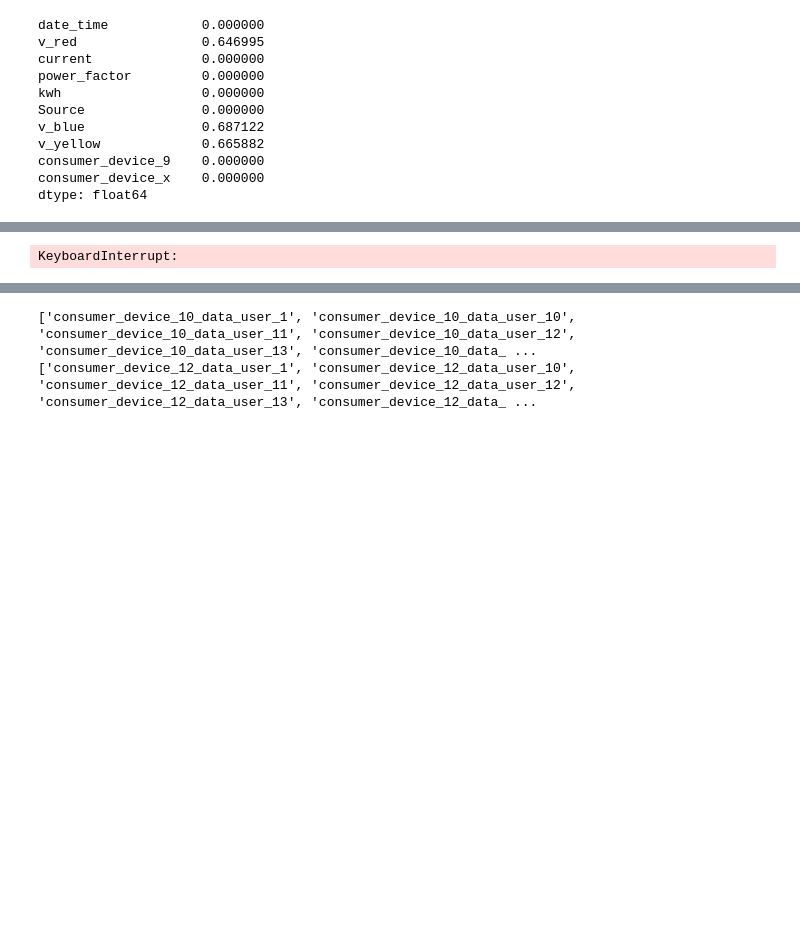
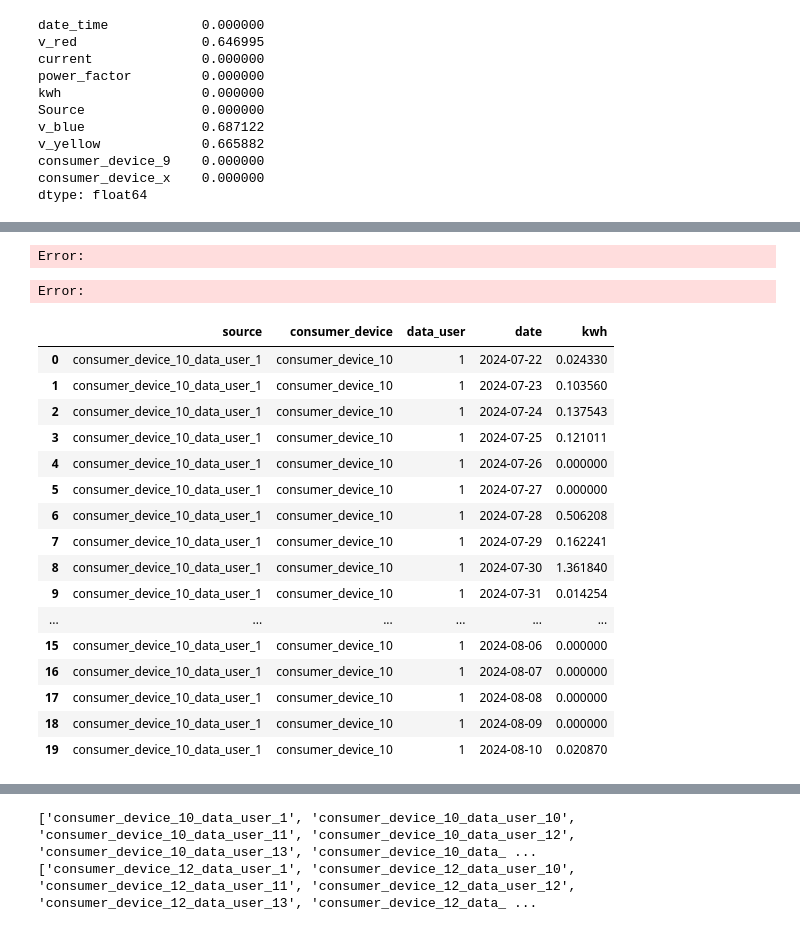
Before and after one commit to jonathan-bugg/zindi_hydropower_prediction, a Jupyter notebook: data_exploration.ipynb, the cells around one changed output, grey strips where cells are left out. Saved outputs shown, nothing was run; the diff lists cells and outputs as text; code cells hidden in the pictures; blank space fills up the shorter version.

```diff
--- a/data_exploration.ipynb
+++ b/data_exploration.ipynb
@@ -37,12 +70,36 @@ dtype: float64
+# %%
+sns.scatterplot(x='date_time', y='kwh', data=df)
+plt.show()
+# %% [output]
+Error:
+Error:
 # %%
 df['date_time'] = pd.to_datetime(df['date_time'])
 df = df.rename({'Source' : 'source'}, axis=1)
-df = df[['date_time', 'source', 'current', 'power_factor', 'kwh', 'v_red', 'v_blue', 'v_yellow', 'consumer_device_9', 'consumer_device_x']]
+df = df[['date_time', 'source', 'current', 'power_factor', 'kwh', 'v_red', 'v_blue', 'v_yellow', 'consumer_device_x']]
 df[['consumer_device', 'data_user']] = df['source'].str.extract(r'(consumer_device_\d+)_data_user_(\d+)')
+
 df['date'] = df['date_time'].dt.date
-# df.to_pickle('data/cleaned/data.pkl')
+df.to_pickle('data/cleaned/data.pkl')
-# %% [output]
-KeyboardInterrupt:
 # %%
-aggregated_data = df.groupby(['source', 'date'])['kwh'].sum().reset_index()
-aggregated_data
+aggregated_data = df.groupby(['source', 'consumer_device', 'data_user', 'date'])['kwh'].sum().reset_index()
+display(aggregated_data.head(20))
+aggregated_data.to_pickle('data/cleaned/agg_kwh_data.pkl')
+# %% [output]
+|  | source | consumer_device | data_user | date | kwh |
+| 0 | consumer_device_10_data_user_1 | consumer_device_10 | 1 | 2024-07-22 | 0.024330 |
+| 1 | consumer_device_10_data_user_1 | consumer_device_10 | 1 | 2024-07-23 | 0.103560 |
+| 2 | consumer_device_10_data_user_1 | consumer_device_10 | 1 | 2024-07-24 | 0.137543 |
+| 3 | consumer_device_10_data_user_1 | consumer_device_10 | 1 | 2024-07-25 | 0.121011 |
+| 4 | consumer_device_10_data_user_1 | consumer_device_10 | 1 | 2024-07-26 | 0.000000 |
+| 5 | consumer_device_10_data_user_1 | consumer_device_10 | 1 | 2024-07-27 | 0.000000 |
+| 6 | consumer_device_10_data_user_1 | consumer_device_10 | 1 | 2024-07-28 | 0.506208 |
+| 7 | consumer_device_10_data_user_1 | consumer_device_10 | 1 | 2024-07-29 | 0.162241 |
+| 8 | consumer_device_10_data_user_1 | consumer_device_10 | 1 | 2024-07-30 | 1.361840 |
+| 9 | consumer_device_10_data_user_1 | consumer_device_10 | 1 | 2024-07-31 | 0.014254 |
+| ... | ... | ... | ... | ... | ... |
+| 15 | consumer_device_10_data_user_1 | consumer_device_10 | 1 | 2024-08-06 | 0.000000 |
+| 16 | consumer_device_10_data_user_1 | consumer_device_10 | 1 | 2024-08-07 | 0.000000 |
+| 17 | consumer_device_10_data_user_1 | consumer_device_10 | 1 | 2024-08-08 | 0.000000 |
+| 18 | consumer_device_10_data_user_1 | consumer_device_10 | 1 | 2024-08-09 | 0.000000 |
+| 19 | consumer_device_10_data_user_1 | consumer_device_10 | 1 | 2024-08-10 | 0.020870 |
```
Also changed, not shown: parts of 18 cells of this notebook, 4 other files.
